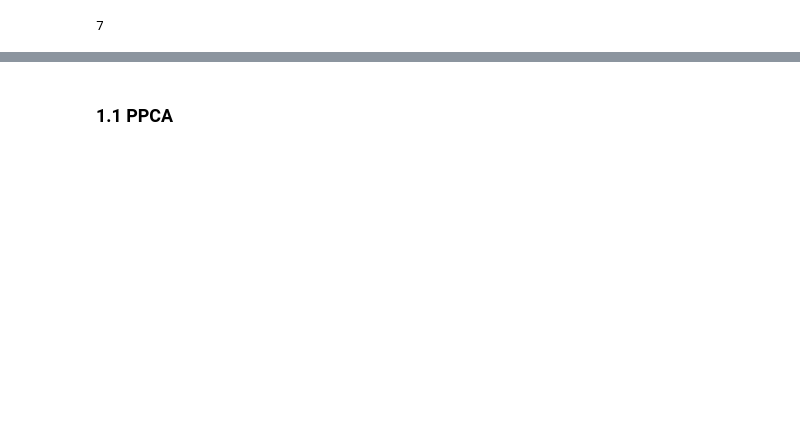
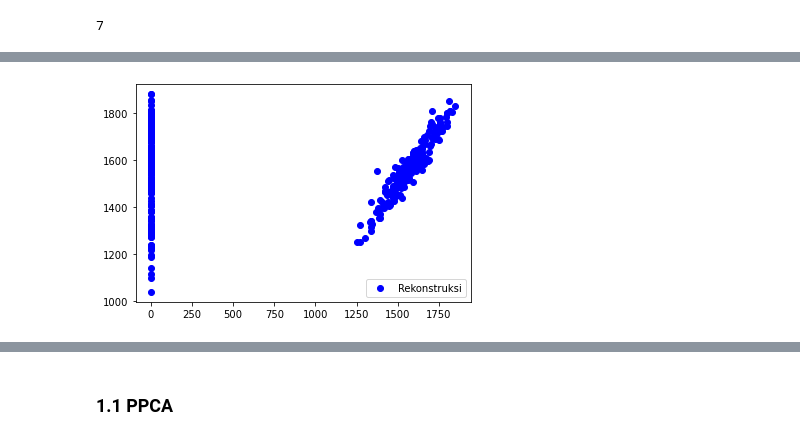
Before and after one commit to adib-enc/ppca, a Jupyter notebook: notebooks/ppca-stock.ipynb, the cells around one changed output, grey strips where cells are left out. Cells and saved outputs as stored; diff of their text form; code cells hidden in the pictures; blank space fills up the shorter version.

```diff
--- a/notebooks/ppca-stock.ipynb
+++ b/notebooks/ppca-stock.ipynb
@@ -166,0 +255,9 @@ mainy = label.values
+# %%
+scatterPlot([{
+    "x": df["open_price"],
+    "y": df["close"],
+    "color": "blue",
+    "label": "Rekonstruksi"
+}])
+# %% [output]
+[figure, added]
```
Also changed, not shown: parts of 28 cells of this notebook, 2 other files.
